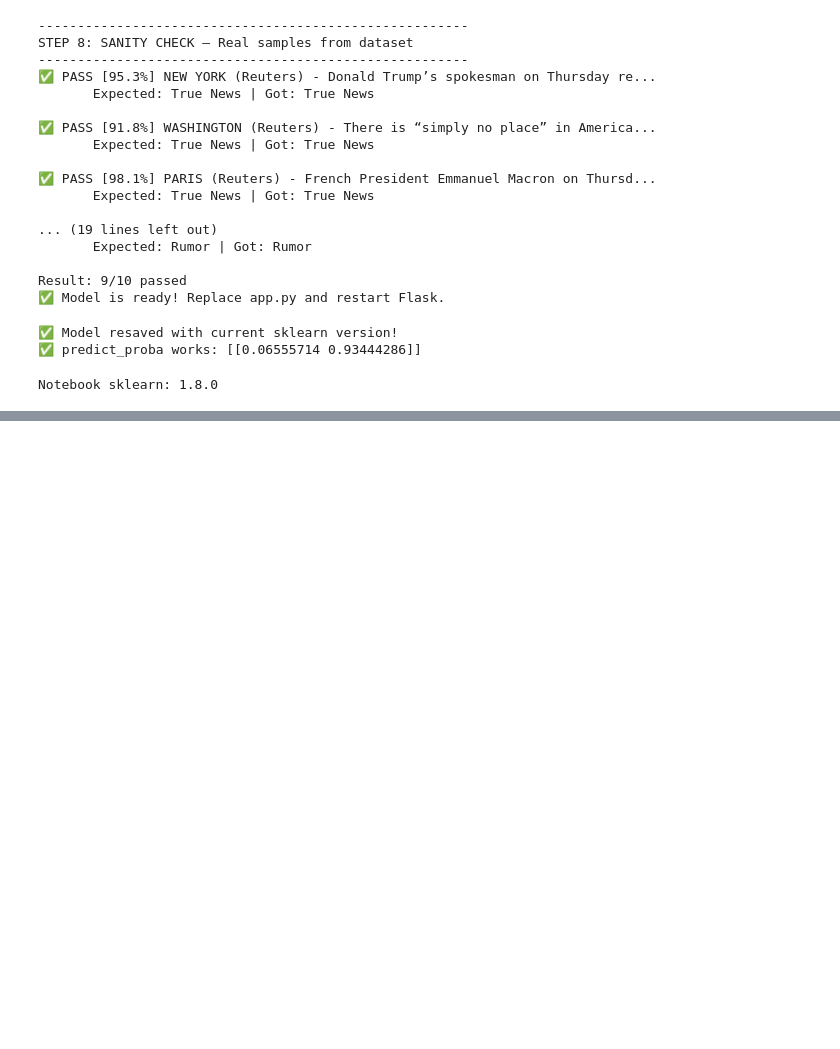
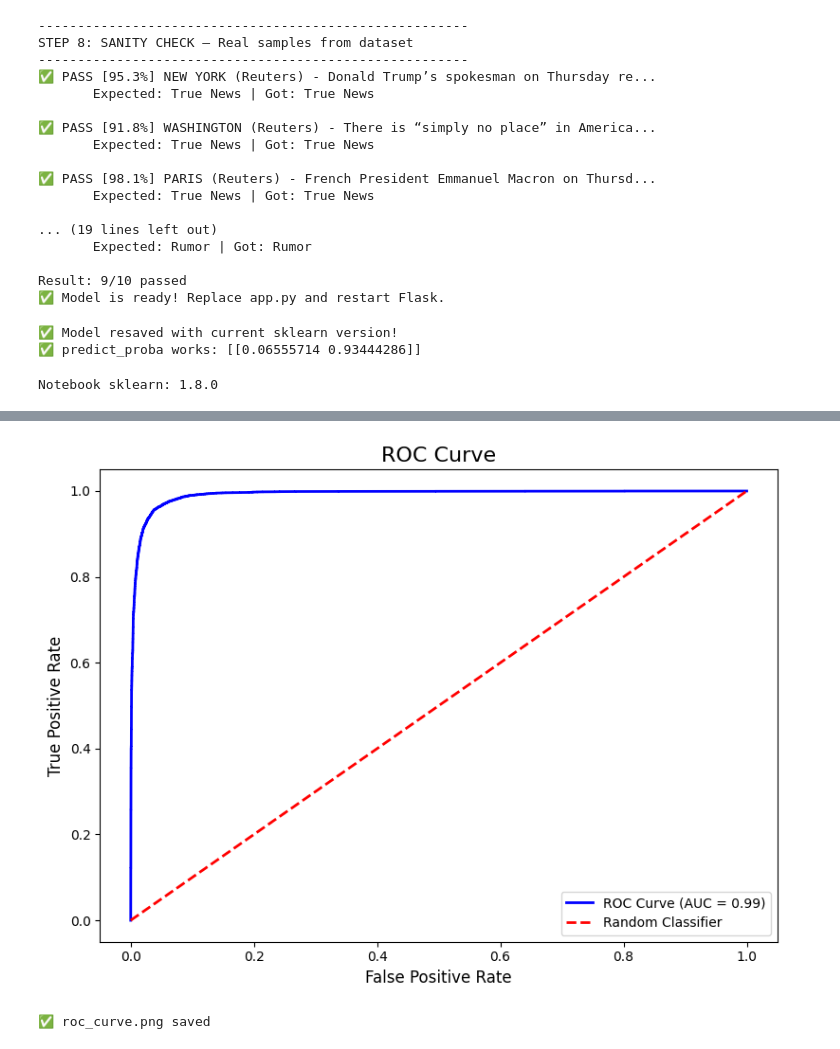
Before and after one commit to rajamanrazz78-web/Rumour-Detection-System, a Jupyter notebook: rumour.ipynb, the cells around one changed output, grey strips where cells are left out. Drawn from its saved outputs; the diff is of its cells as text; code cells hidden in the pictures; blank space fills up the shorter version.

```diff
--- a/rumour.ipynb
+++ b/rumour.ipynb
@@ -217,0 +348,6 @@ Notebook sklearn: 1.8.0
+# %%
+print("\nSTEP 4: Vectorizing...")
+vectorizer = TfidfVectorizer(max_features=8000, ngram_range=(1, 3))
+X_train_tfidf = vectorizer.fit_transform(X_train)
+X_test_tfidf  = vectorizer.transform(X_test)
+print(f"  Feature matrix shape: {X_train_tfidf.shape}")
@@ -217,0 +400,8 @@ Notebook sklearn: 1.8.0
+# %%
+print("\nSTEP 7: Saving model...")
+with open("logistic_regression_model.pkl", "wb") as f:
+    pickle.dump(model, f)
+with open("tfidf_vectorizer.pkl", "wb") as f:
+    pickle.dump(vectorizer, f)
+print("  logistic_regression_model.pkl saved")
+print("  tfidf_vectorizer.pkl saved")
@@ -217,0 +521,21 @@ Notebook sklearn: 1.8.0
+# %%
+# ── 2️⃣ ROC Curve ─────────────────────────────────────────────
+y_prob = model.predict_proba(X_test_tfidf)[:,1]
+fpr, tpr, _ = roc_curve(y_test, y_prob)
+roc_auc = auc(fpr, tpr)
+plt.figure(figsize=(8,6))
+plt.plot(fpr, tpr, color='blue', lw=2,
+         label=f'ROC Curve (AUC = {roc_auc:.2f})')
+plt.plot([0,1],[0,1], color='red', lw=2, linestyle='--',
+         label='Random Classifier')
+plt.xlabel('False Positive Rate', fontsize=12)
+plt.ylabel('True Positive Rate', fontsize=12)
+plt.title('ROC Curve', fontsize=16)
+plt.legend(loc='lower right')
+plt.tight_layout()
+plt.savefig('roc_curve.png', dpi=300)
+plt.show()
+print("✅ roc_curve.png saved")
+# %% [output]
+[figure, added]
+✅ roc_curve.png saved
```
Also changed, not shown: parts of 18 cells of this notebook, 1 other file.
